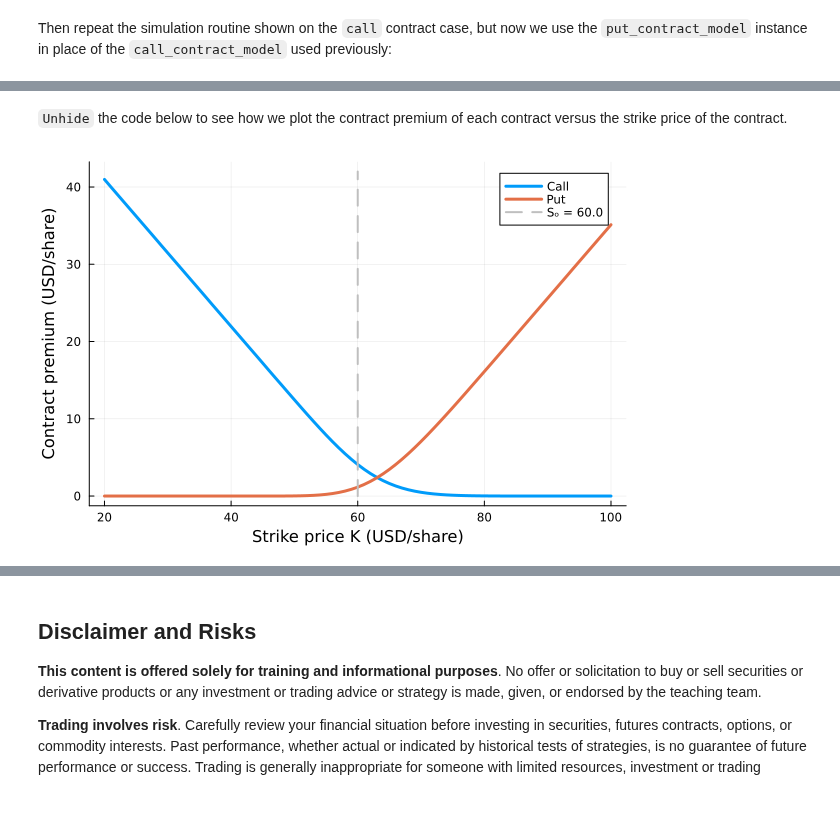
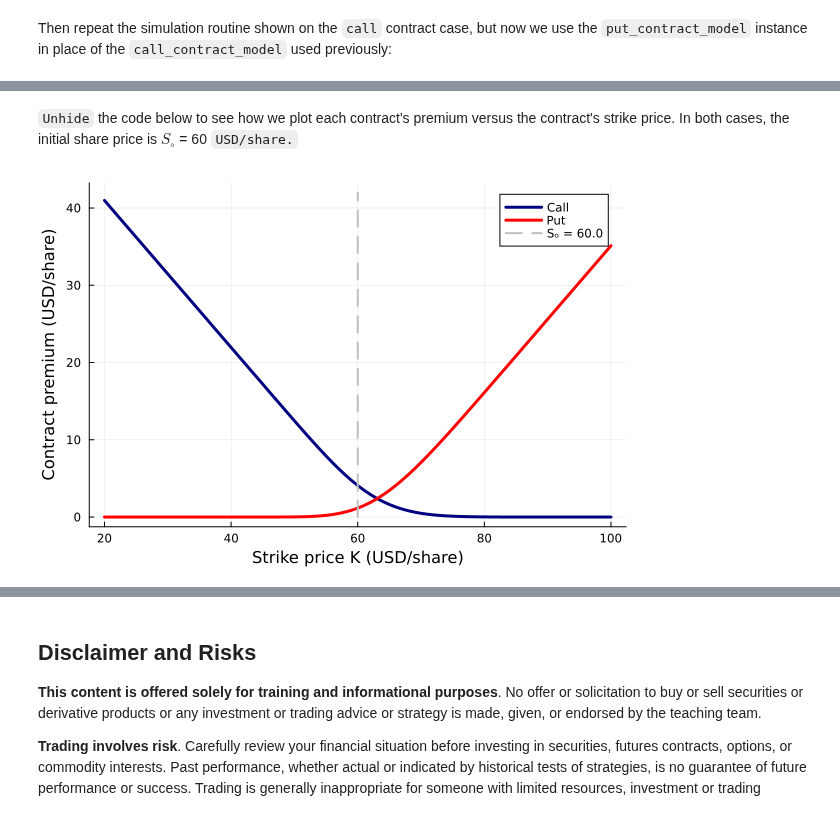
Before and after one commit to varnerlab/CHEME-5660-CourseRepository-Fall-2024, a Jupyter notebook: lectures/week-9/L9b/CHEME-5660-L9b-BSM-Premium-Fall-2024-WorkedExample.ipynb, the cells around one changed output, grey strips where cells are left out. Cells and saved outputs as stored; diff of their text form; code cells hidden in the pictures.

```diff
--- a/lectures/week-9/L9b/CHEME-5660-L9b-BSM-Premium-Fall-2024-WorkedExample.ipynb
+++ b/lectures/week-9/L9b/CHEME-5660-L9b-BSM-Premium-Fall-2024-WorkedExample.ipynb
@@ -197,12 +219,14 @@ end
 # %% [markdown]
-`Unhide` the code below to see how we plot the contract premium of each contract versus the strike price of the contract.
+`Unhide` the code below to see how we plot each contract's premium versus the contract's strike price. In both cases, the initial share price is $S_{\circ}$ = 60 `USD/share.`
 # %%
-plot(df_BSM_simulation[:,1], df_BSM_simulation[:,2], label="Call", lw=3);
-plot!(df_BSM_simulation[:,1], df_BSM_simulation[:,3], label="Put", lw=3)
-vertical_line_y = range(0,step=0.1,stop=42) |> collect;
-vertical_line_x = Sₒ*ones(length(vertical_line_y));
-plot!(vertical_line_x,vertical_line_y, lw=2, c=:gray75, ls=:dash, label="Sₒ = 60.0")
-xlabel!("Strike price K (USD/share)", fontsize=18)
-ylabel!("Contract premium (USD/share)", fontsize=18)
+let
+    plot(df_BSM_simulation[:,1], df_BSM_simulation[:,2], label="Call", lw=3, c=:navy);
+    plot!(df_BSM_simulation[:,1], df_BSM_simulation[:,3], label="Put", lw=3, c=:red)
+    vertical_line_y = range(0,step=0.1,stop=42) |> collect;
+    vertical_line_x = Sₒ*ones(length(vertical_line_y));
+    plot!(vertical_line_x,vertical_line_y, lw=2, c=:gray75, ls=:dash, label="Sₒ = 60.0")
+    xlabel!("Strike price K (USD/share)", fontsize=18)
+    ylabel!("Contract premium (USD/share)", fontsize=18)
+end
 # %% [output]
-[figure, old version]
+[figure, new version]
```
Also changed, not shown: parts of 13 cells of this notebook.
